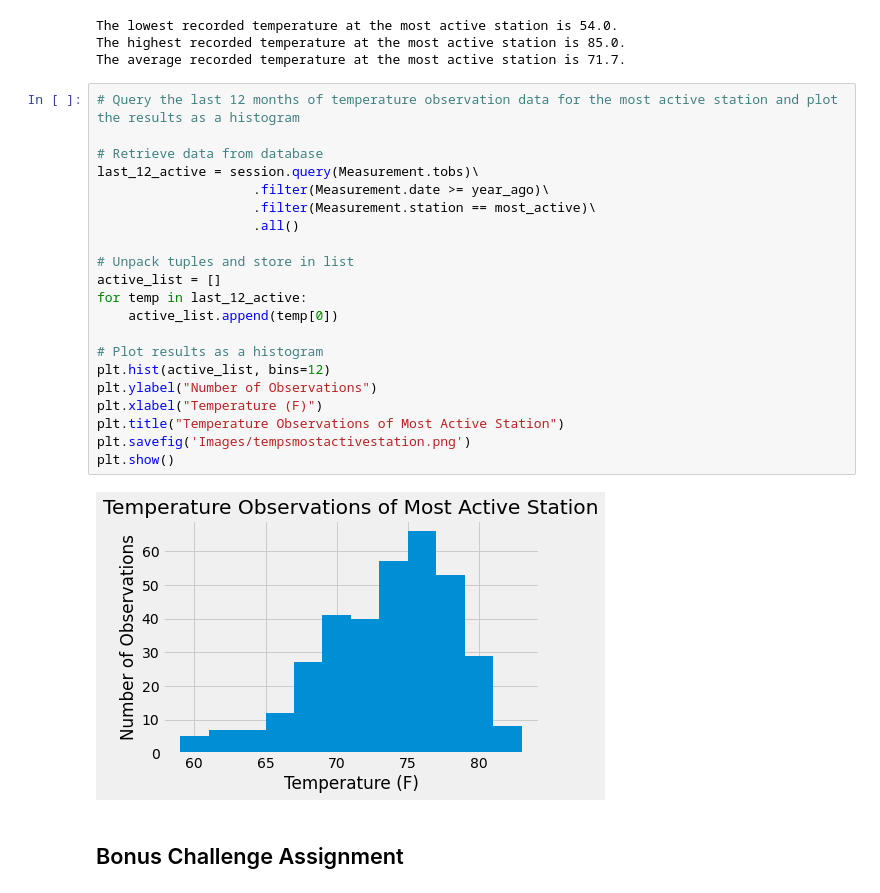
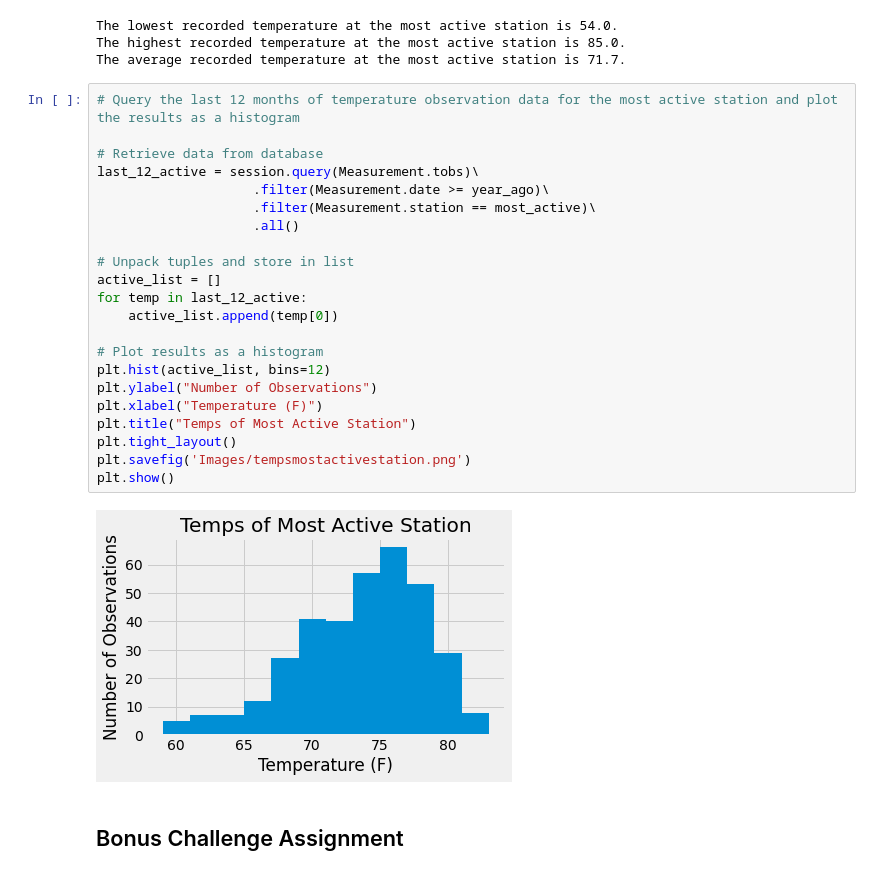
Before and after one commit to rebekahcallkacz/sqlachemy-challenge, a Jupyter notebook: climate_analysis.ipynb, the cells around one changed output. Drawn from its saved outputs; the diff is of its cells as text.

Commit message:
fixed image issues

```diff
--- a/climate_analysis.ipynb
+++ b/climate_analysis.ipynb
@@ -143,26 +144,27 @@ The average recorded temperature at the most active station is 71.7.
 # %%
 # Query the last 12 months of temperature observation data for the most active station and plot the results as a histogram
 
 # Retrieve data from database
 last_12_active = session.query(Measurement.tobs)\
                     .filter(Measurement.date >= year_ago)\
                     .filter(Measurement.station == most_active)\
                     .all()
 
 # Unpack tuples and store in list
 active_list = []
 for temp in last_12_active:
     active_list.append(temp[0])
 
 # Plot results as a histogram
 plt.hist(active_list, bins=12)
 plt.ylabel("Number of Observations")
 plt.xlabel("Temperature (F)")
-plt.title("Temperature Observations of Most Active Station")
+plt.title("Temps of Most Active Station")
+plt.tight_layout()
 plt.savefig('Images/tempsmostactivestation.png')
 plt.show()
 # %% [output]
-[figure, old version]
+[figure, new version]
 # %% [markdown]
 ## Bonus Challenge Assignment
 # %%
```
Also changed, not shown: parts of 2 cells of this notebook, 5 other files.
